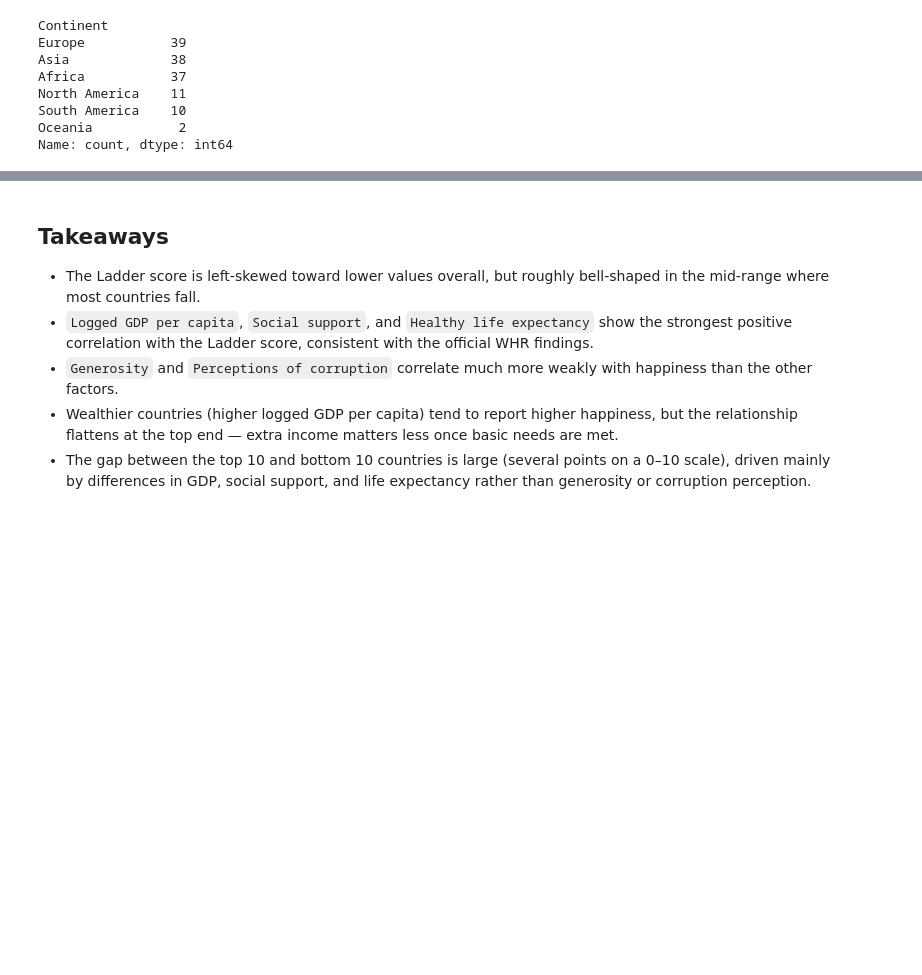
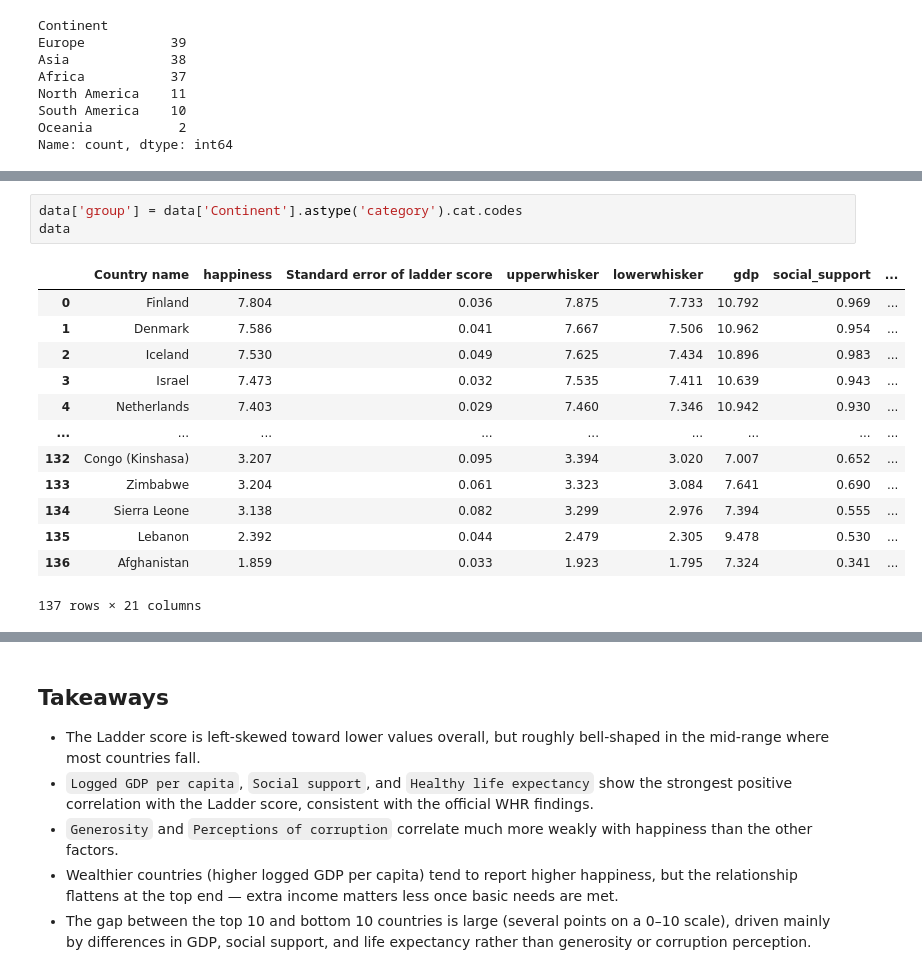
Before and after one commit to kaleb-asefa/EDA-and-regression, a Jupyter notebook: main.ipynb, the cells around one changed output, grey strips where cells are left out. Cells and saved outputs as stored; diff of their text form; blank space fills up the shorter version.

```diff
--- a/main.ipynb
+++ b/main.ipynb
@@ -215,0 +269,17 @@ Name: count, dtype: int64
+# %%
+data['group'] = data['Continent'].astype('category').cat.codes
+data
+# %% [output]
+|  | Country name | happiness | Standard error of ladder score | upperwhisker | lowerwhisker | gdp | social_support | ... |
+| 0 | Finland | 7.804 | 0.036 | 7.875 | 7.733 | 10.792 | 0.969 | ... |
+| 1 | Denmark | 7.586 | 0.041 | 7.667 | 7.506 | 10.962 | 0.954 | ... |
+| 2 | Iceland | 7.530 | 0.049 | 7.625 | 7.434 | 10.896 | 0.983 | ... |
+| 3 | Israel | 7.473 | 0.032 | 7.535 | 7.411 | 10.639 | 0.943 | ... |
+| 4 | Netherlands | 7.403 | 0.029 | 7.460 | 7.346 | 10.942 | 0.930 | ... |
+| ... | ... | ... | ... | ... | ... | ... | ... | ... |
+| 132 | Congo (Kinshasa) | 3.207 | 0.095 | 3.394 | 3.020 | 7.007 | 0.652 | ... |
+| 133 | Zimbabwe | 3.204 | 0.061 | 3.323 | 3.084 | 7.641 | 0.690 | ... |
+| 134 | Sierra Leone | 3.138 | 0.082 | 3.299 | 2.976 | 7.394 | 0.555 | ... |
+| 135 | Lebanon | 2.392 | 0.044 | 2.479 | 2.305 | 9.478 | 0.530 | ... |
+| 136 | Afghanistan | 1.859 | 0.033 | 1.923 | 1.795 | 7.324 | 0.341 | ... |
+137 rows × 21 columns
```
Also changed, not shown: parts of 5 cells of this notebook.
